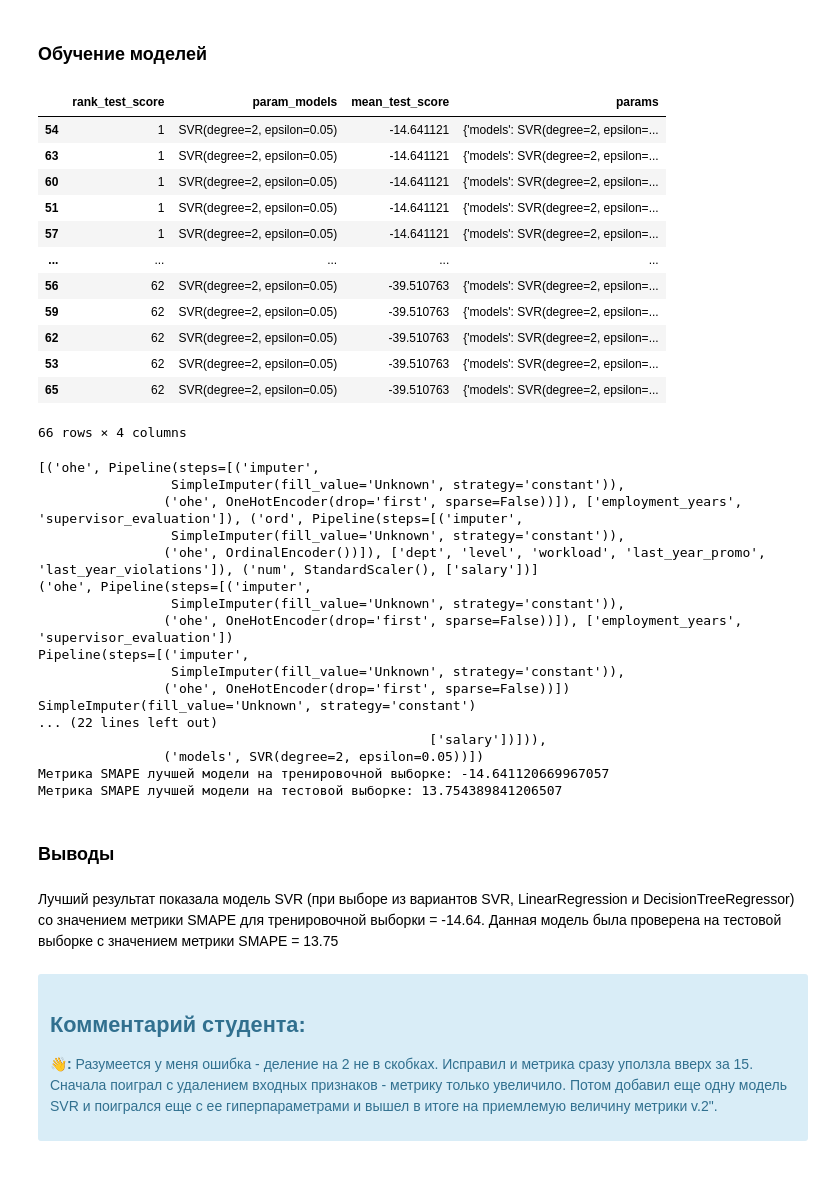
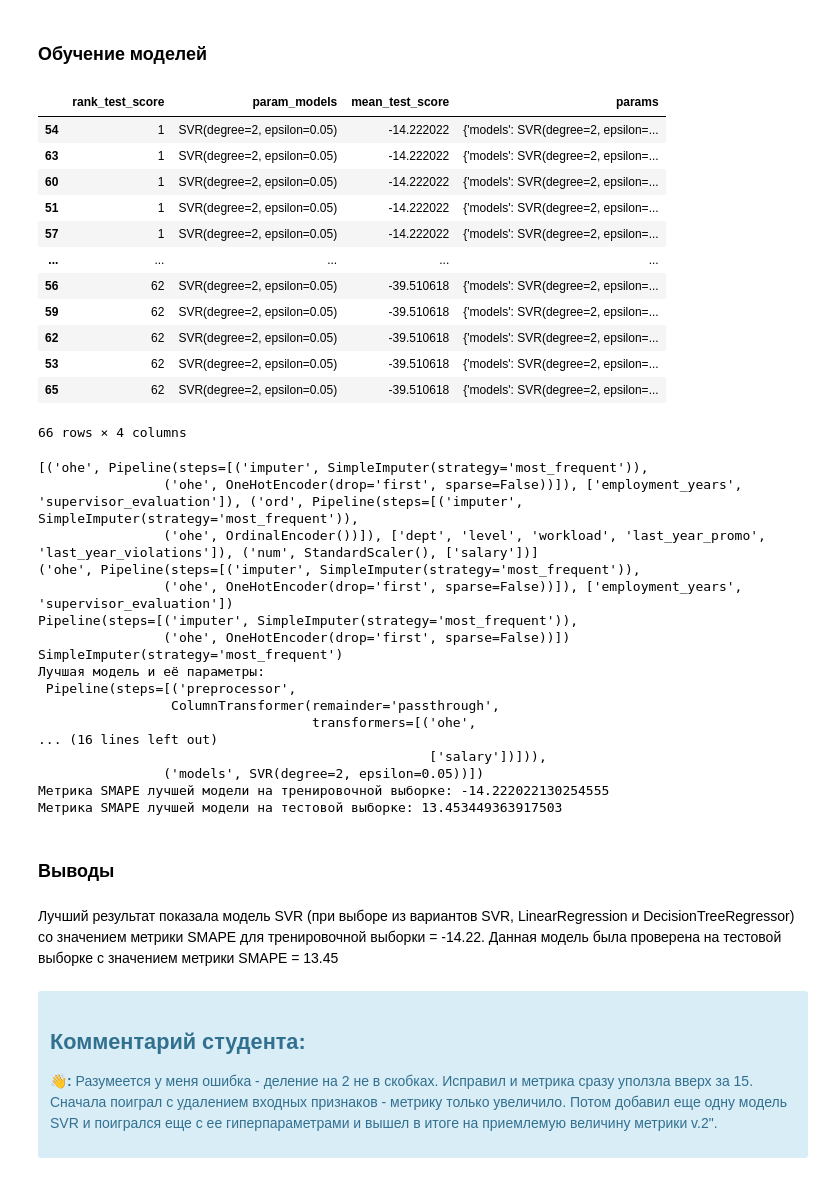
Before and after one commit to theotheo46/yap, a Jupyter notebook: notebooks/hr.ipynb, the cells around one changed output. Cells and saved outputs as stored; diff of their text form; code cells hidden in the pictures.

```diff
--- a/notebooks/hr.ipynb
+++ b/notebooks/hr.ipynb
@@ -616,19 +647,17 @@ print(num_columns)
 
 ohe_pipe = Pipeline(
     [
-     ('imputer', SimpleImputer(strategy='constant',fill_value= 'Unknown')),
+     ('imputer', SimpleImputer(strategy='most_frequent')),
      ('ohe', OneHotEncoder(drop='first', handle_unknown='error', sparse=False))
     ]
     )
 
 ord_pipe = Pipeline(
     [
-     ('imputer', SimpleImputer(strategy='constant',fill_value= 'Unknown')),
+     ('imputer', SimpleImputer(strategy='most_frequent')),
      ('ohe', OrdinalEncoder())
     ]
     )
-
-
 
 data_preprocessor = ColumnTransformer(
     [('ohe', ohe_pipe, ohe_columns),
@@ -706,68 +735,67 @@ grid_search = GridSearchCV(
     n_jobs=-1
 )
 grid_search.fit(X_train, y_train)
 
 result = pd.DataFrame(grid_search.cv_results_)
 display(result[
     ['rank_test_score', 'param_models', 'mean_test_score','params']
 ].sort_values('rank_test_score'))
 
 
 best_model = grid_search.best_estimator_
 best_params = grid_search.best_params_
 
 
 transformer = grid_search.best_estimator_.named_steps['preprocessor'].transformers_[0][1][0]
 print(grid_search.best_estimator_.named_steps['preprocessor'].transformers_)
 print(grid_search.best_estimator_.named_steps['preprocessor'].transformers_[0])
 print(grid_search.best_estimator_.named_steps['preprocessor'].transformers_[0][1])
 print(grid_search.best_estimator_.named_steps['preprocessor'].transformers_[0][1][0])
 
-X_test_transformed = X_test.fillna('Unknown')
 
 # Оцениваем качество на тестовой выборке
-y_pred_test = best_model.predict(X_test_transformed)
+y_pred_test = best_model.predict(X_test)
 smape_test = smape(y_test, y_pred_test)
 
 
 print ('Лучшая модель и её параметры:\n', grid_search.best_estimator_)
 print ('Метрика SMAPE лучшей модели на тренировочной выборке:', grid_search.best_score_)
 print ("Метрика SMAPE лучшей модели на тестовой выборке:", smape_test)
 # %% [output]
 |  | rank_test_score | param_models | mean_test_score | params |
-| 54 | 1 | SVR(degree=2, epsilon=0.05) | -14.641121 | {'models': SVR(degree=2, epsilon=... |
-| 63 | 1 | SVR(degree=2, epsilon=0.05) | -14.641121 | {'models': SVR(degree=2, epsilon=... |
-| 60 | 1 | SVR(degree=2, epsilon=0.05) | -14.641121 | {'models': SVR(degree=2, epsilon=... |
-| 51 | 1 | SVR(degree=2, epsilon=0.05) | -14.641121 | {'models': SVR(degree=2, epsilon=... |
-| 57 | 1 | SVR(degree=2, epsilon=0.05) | -14.641121 | {'models': SVR(degree=2, epsilon=... |
+| 54 | 1 | SVR(degree=2, epsilon=0.05) | -14.222022 | {'models': SVR(degree=2, epsilon=... |
+| 63 | 1 | SVR(degree=2, epsilon=0.05) | -14.222022 | {'models': SVR(degree=2, epsilon=... |
+| 60 | 1 | SVR(degree=2, epsilon=0.05) | -14.222022 | {'models': SVR(degree=2, epsilon=... |
+| 51 | 1 | SVR(degree=2, epsilon=0.05) | -14.222022 | {'models': SVR(degree=2, epsilon=... |
+| 57 | 1 | SVR(degree=2, epsilon=0.05) | -14.222022 | {'models': SVR(degree=2, epsilon=... |
 | ... | ... | ... | ... | ... |
-| 56 | 62 | SVR(degree=2, epsilon=0.05) | -39.510763 | {'models': SVR(degree=2, epsilon=... |
-| 59 | 62 | SVR(degree=2, epsilon=0.05) | -39.510763 | {'models': SVR(degree=2, epsilon=... |
-| 62 | 62 | SVR(degree=2, epsilon=0.05) | -39.510763 | {'models': SVR(degree=2, epsilon=... |
-| 53 | 62 | SVR(degree=2, epsilon=0.05) | -39.510763 | {'models': SVR(degree=2, epsilon=... |
-| 65 | 62 | SVR(degree=2, epsilon=0.05) | -39.510763 | {'models': SVR(degree=2, epsilon=... |
+| 56 | 62 | SVR(degree=2, epsilon=0.05) | -39.510618 | {'models': SVR(degree=2, epsilon=... |
+| 59 | 62 | SVR(degree=2, epsilon=0.05) | -39.510618 | {'models': SVR(degree=2, epsilon=... |
+| 62 | 62 | SVR(degree=2, epsilon=0.05) | -39.510618 | {'models': SVR(degree=2, epsilon=... |
+| 53 | 62 | SVR(degree=2, epsilon=0.05) | -39.510618 | {'models': SVR(degree=2, epsilon=... |
+| 65 | 62 | SVR(degree=2, epsilon=0.05) | -39.510618 | {'models': SVR(degree=2, epsilon=... |
 66 rows × 4 columns
-[('ohe', Pipeline(steps=[('imputer',
-                 SimpleImputer(fill_value='Unknown', strategy='constant')),
-                ('ohe', OneHotEncoder(drop='first', sparse=False))]), ['employment_years', 'supervisor_evaluation']), ('ord', Pipeline(steps=[('imputer',
-                 SimpleImputer(fill_value='Unknown', strategy='constant')),
+[('ohe', Pipeline(steps=[('imputer', SimpleImputer(strategy='most_frequent')),
+                ('ohe', OneHotEncoder(drop='first', sparse=False))]), ['employment_years', 'supervisor_evaluation']), ('ord', Pipeline(steps=[('imputer', SimpleImputer(strategy='most_frequent')),
                 ('ohe', OrdinalEncoder())]), ['dept', 'level', 'workload', 'last_year_promo', 'last_year_violations']), ('num', StandardScaler(), ['salary'])]
-('ohe', Pipeline(steps=[('imputer',
-                 SimpleImputer(fill_value='Unknown', strategy='constant')),
+('ohe', Pipeline(steps=[('imputer', SimpleImputer(strategy='most_frequent')),
                 ('ohe', OneHotEncoder(drop='first', sparse=False))]), ['employment_years', 'supervisor_evaluation'])
-Pipeline(steps=[('imputer',
-                 SimpleImputer(fill_value='Unknown', strategy='constant')),
+Pipeline(steps=[('imputer', SimpleImputer(strategy='most_frequent')),
                 ('ohe', OneHotEncoder(drop='first', sparse=False))])
-SimpleImputer(fill_value='Unknown', strategy='constant')
-... (22 lines left out)
+SimpleImputer(strategy='most_frequent')
+Лучшая модель и её параметры:
+ Pipeline(steps=[('preprocessor',
+                 ColumnTransformer(remainder='passthrough',
+                                   transformers=[('ohe',
+... (16 lines left out)
                                                   ['salary'])])),
                 ('models', SVR(degree=2, epsilon=0.05))])
-Метрика SMAPE лучшей модели на тренировочной выборке: -14.641120669967057
-Метрика SMAPE лучшей модели на тестовой выборке: 13.754389841206507
+Метрика SMAPE лучшей модели на тренировочной выборке: -14.222022130254555
+Метрика SMAPE лучшей модели на тестовой выборке: 13.453449363917503
 # %% [markdown]
 ### Выводы
 # %% [markdown]
-Лучший результат показала модель SVR (при выборе из вариантов SVR, LinearRegression и DecisionTreeRegressor) со значением метрики SMAPE для тренировочной выборки = -14.64. Данная модель была проверена на тестовой выборке с значением метрики SMAPE = 13.75
+Лучший результат показала модель SVR (при выборе из вариантов SVR, LinearRegression и DecisionTreeRegressor) со значением метрики SMAPE для тренировочной выборки = -14.22. Данная модель была проверена на тестовой выборке с значением метрики SMAPE =  13.45
 # %% [markdown]
 <div class="alert alert-info">
 <h2> Комментарий студента: <a class="tocSkip"> </h2>
```
Also changed, not shown: parts of 16 cells of this notebook.
